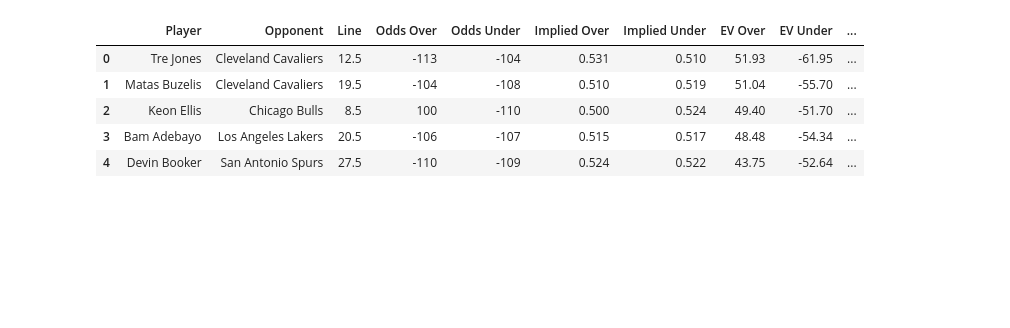
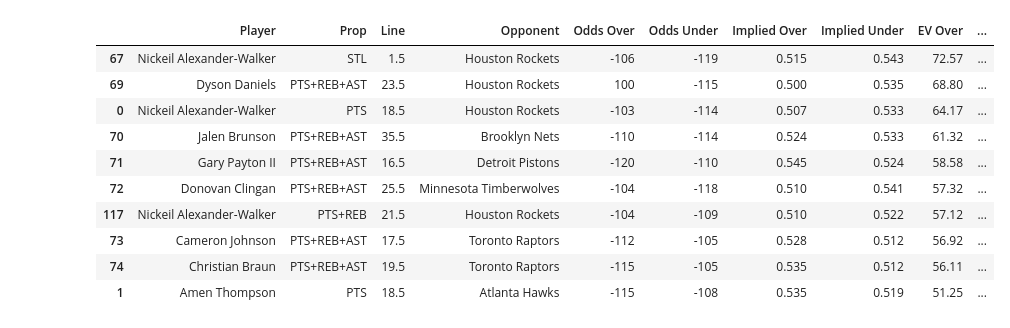
Before and after one commit to spon7ge/NBA-Prop-Predictor, a Jupyter notebook: src/points_model/prizepicks.ipynb, the cells around one changed output. Saved outputs shown, nothing was run; the diff lists cells and outputs as text; code cells hidden in the pictures; blank space fills up the shorter version.

Commit message:
Using all props now

```diff
--- a/src/points_model/prizepicks.ipynb
+++ b/src/points_model/prizepicks.ipynb
@@ -147,7 +160,7 @@ game_odds_df = pd.DataFrame(game_rows)
 
 # ── Filter to players with Underdog lines ──────────────────────────────────
 updated_names = []
-for name in lines_dfs[(lines_dfs['BOOKMAKER'] == 'Underdog') & (lines_dfs['CATEGORY'] == 'player_points')]['NAME'].unique():
+for name in lines_dfs[(lines_dfs['BOOKMAKER'] == 'PrizePicks') & (lines_dfs['CATEGORY'] == 'player_points')]['NAME'].unique():
     updated_names.append(nameDict.get(name, name))
 
 df = df[df['PLAYER_NAME'].isin(updated_names)].copy()
@@ -284,5 +297,5 @@ tier1 = output[output['BET_FLAG']]
 
 print(f"Total players: {len(output)}")
 print(f"Tier 1 bets:   {len(tier1)}\n")
-output.head(2)
+output.head(10)
 # %% [output]
@@ -309,13 +651,13 @@ opp_stats = (
         'PACE': 'OPP_PACE',
         'PACE_RANK' : 'OPP_PACE_RANK'}))
 
-final = output.merge(opp_stats, on='OPPONENT', how='left')
+final = output_all.merge(opp_stats, on='OPPONENT', how='left')
 final = final[[
-    'PLAYER_NAME', 'LINE', 'OPPONENT',
+    'PLAYER_NAME', 'LINE','CATEGORY','OPPONENT',
     'TEAM_SPREAD', 'GAME_TOTAL', 'OPP_DEF_RATING',	'OPP_RANK_DEF_RATING',	'OPP_PACE',	'OPP_PACE_RANK',
     'ODDS_OVER', 'ODDS_UNDER',
     'IMP_PROB_OVER', 'IMP_PROB_UNDER',
-    'AVG_PTS_L5', 'MED_PTS_L5', 'STD_PTS_L5','EDGE', 'MED_EDGE', 'Z_SCORE',
+    'AVG_STAT_L5', 'MED_STAT_L5', 'STD_STAT_L5','EDGE', 'MED_EDGE', 'Z_SCORE',
     'PROB_OVER', 'PROB_UNDER', 'EV_OVER', 'EV_UNDER',
     'OVER_RATE_L5', 'OVER_RATE_L10', 'OVER_RATE_L15', 'OVER_RATE_SEASON',
     'AVG_MIN_L5', 'STD_MIN_L5','MIN_CONSISTENCY', 'IS_UNDERDOG']].sort_values('EV_OVER', ascending=False)
@@ -330,6 +672,7 @@ final.head()
 # %%
 rename_map = {
     'PLAYER_NAME': 'Player',
+    'CATEGORY': 'Prop',
     'LINE': 'Line',
     'OPPONENT': 'Opponent',
     'TEAM_SPREAD': 'Spread',
@@ -342,9 +685,9 @@ rename_map = {
     'ODDS_UNDER': 'Odds Under',
     'IMP_PROB_OVER': 'Implied Over',
     'IMP_PROB_UNDER': 'Implied Under',
-    'AVG_PTS_L5': 'Avg Pts L5',
-    'MED_PTS_L5': 'Med Pts L5',
-    'STD_PTS_L5': 'Std Pts L5',
+    'AVG_STAT_L5': 'Avg Stat L5',
+    'MED_STAT_L5': 'Med Stat L5',
+    'STD_STAT_L5': 'Std Stat L5',
     'EDGE': 'Edge',
     'MED_EDGE': 'Med Edge',
     'Z_SCORE': 'Z Score',
@@ -374,37 +717,60 @@ df.head()
 # %%
+prop_label_map = {
+    'player_points': 'PTS',
+    'player_rebounds': 'REB',
+    'player_assists': 'AST',
+    'player_assist': 'AST',  # just in case
+    'player_threes': '3PM',
+    'player_blocks': 'BLK',
+    'player_steals': 'STL',
+    'player_points_rebounds_assists': 'PTS+REB+AST',
+    'player_points_rebounds': 'PTS+REB',
+    'player_points_assists': 'PTS+AST',
+    'player_rebounds_assists': 'REB+AST',
+}
+
+# In this cell `df['Prop']` is the CATEGORY value (e.g., 'player_points').
+df['Prop'] = df['Prop'].map(prop_label_map).fillna(df['Prop'])
+
 df = df[[
-'Player',
-'Opponent',
-'Line',
-'Odds Over',
-'Odds Under',
-'Implied Over',
-'Implied Under',
-'EV Over',
-'EV Under',
-'Avg Pts L5',
-'Std Pts L5',
-'Prob Over',
-'Prob Under',
-'OVER L5',
-'OVER L10',
-'OVER L15',
-'Avg Min L5',
-'Spread',
-'Total',
-'Opp Def Rating',
-'Opp Def Rank',
-'Opp Pace',
-'Opp Pace Rank'
+    'Player',
+    'Prop',
+    'Line',
+    'Opponent',
+    'Odds Over',
+    'Odds Under',
+    'Implied Over',
+    'Implied Under',
+    'EV Over',
+    'EV Under',
+    'Avg Stat L5',
+    'Std Stat L5',
+    'Prob Over',
+    'Prob Under',
+    'OVER L5',
+    'OVER L10',
+    'OVER L15',
+    'Avg Min L5',
+    'Spread',
+    'Total',
+    'Opp Def Rating',
+    'Opp Def Rank',
+    'Opp Pace',
+    'Opp Pace Rank',
 ]].sort_values(by='EV Over', ascending=False)
-df.head()
+df.head(10)
 # %% [output]
-|  | Player | Opponent | Line | Odds Over | Odds Under | Implied Over | Implied Under | EV Over | EV Under | ... |
-| 0 | Tre Jones | Cleveland Cavaliers | 12.5 | -113 | -104 | 0.531 | 0.510 | 51.93 | -61.95 | ... |
-| 1 | Matas Buzelis | Cleveland Cavaliers | 19.5 | -104 | -108 | 0.510 | 0.519 | 51.04 | -55.70 | ... |
-| 2 | Keon Ellis | Chicago Bulls | 8.5 | 100 | -110 | 0.500 | 0.524 | 49.40 | -51.70 | ... |
-| 3 | Bam Adebayo | Los Angeles Lakers | 20.5 | -106 | -107 | 0.515 | 0.517 | 48.48 | -54.34 | ... |
-| 4 | Devin Booker | San Antonio Spurs | 27.5 | -110 | -109 | 0.524 | 0.522 | 43.75 | -52.64 | ... |
+|  | Player | Prop | Line | Opponent | Odds Over | Odds Under | Implied Over | Implied Under | EV Over | ... |
+| 67 | Nickeil Alexander-Walker | STL | 1.5 | Houston Rockets | -106 | -119 | 0.515 | 0.543 | 72.57 | ... |
+| 69 | Dyson Daniels | PTS+REB+AST | 23.5 | Houston Rockets | 100 | -115 | 0.500 | 0.535 | 68.80 | ... |
+| 0 | Nickeil Alexander-Walker | PTS | 18.5 | Houston Rockets | -103 | -114 | 0.507 | 0.533 | 64.17 | ... |
+| 70 | Jalen Brunson | PTS+REB+AST | 35.5 | Brooklyn Nets | -110 | -114 | 0.524 | 0.533 | 61.32 | ... |
+| 71 | Gary Payton II | PTS+REB+AST | 16.5 | Detroit Pistons | -120 | -110 | 0.545 | 0.524 | 58.58 | ... |
+| 72 | Donovan Clingan | PTS+REB+AST | 25.5 | Minnesota Timberwolves | -104 | -118 | 0.510 | 0.541 | 57.32 | ... |
+| 117 | Nickeil Alexander-Walker | PTS+REB | 21.5 | Houston Rockets | -104 | -109 | 0.510 | 0.522 | 57.12 | ... |
+| 73 | Cameron Johnson | PTS+REB+AST | 17.5 | Toronto Raptors | -112 | -105 | 0.528 | 0.512 | 56.92 | ... |
+| 74 | Christian Braun | PTS+REB+AST | 19.5 | Toronto Raptors | -115 | -105 | 0.535 | 0.512 | 56.11 | ... |
+| 1 | Amen Thompson | PTS | 18.5 | Atlanta Hawks | -115 | -108 | 0.535 | 0.519 | 51.25 | ... |
 # %%
 output_path = f'data/props/ev_analysis/prizepicks.csv'
 df.to_csv(output_path, index=False)
```
Also changed, not shown: parts of 8 cells of this notebook, 13 other files.
